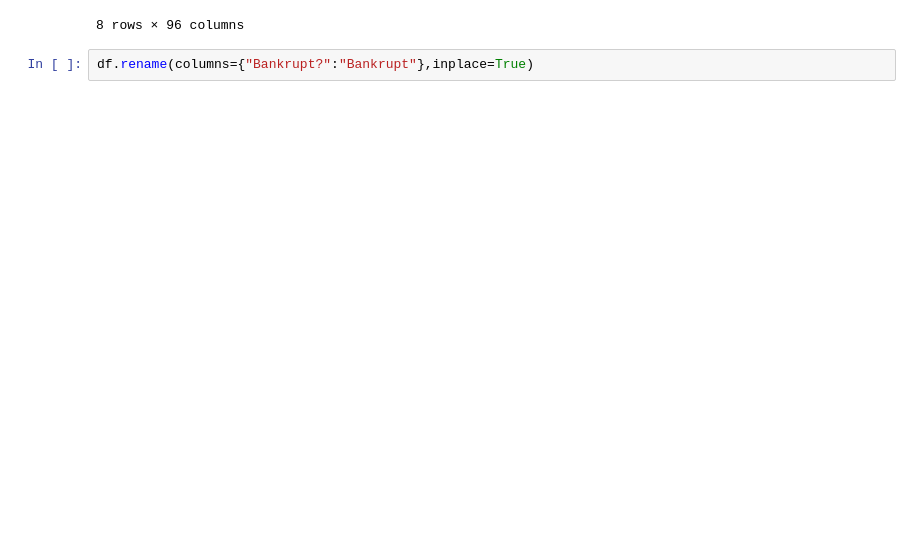
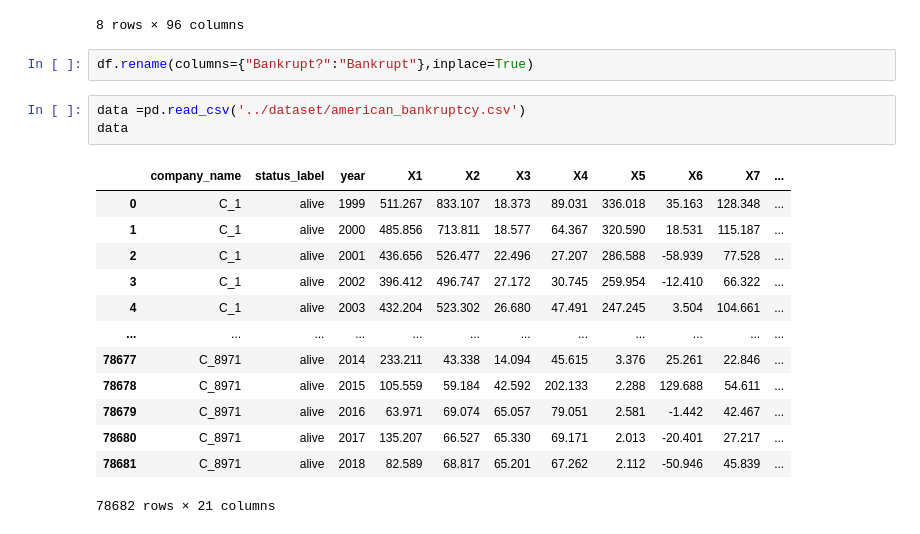
Before and after one commit to andvsilva/licenciatura_math, a Jupyter notebook: tcc/analysis/exploredata.ipynb, the cells around one changed output. Drawn from its saved outputs; the diff is of its cells as text; blank space fills up the shorter version.

```diff
--- a/tcc/analysis/exploredata.ipynb
+++ b/tcc/analysis/exploredata.ipynb
@@ -67,3 +67,20 @@ df.describe()
 8 rows × 96 columns
 # %%
 df.rename(columns={"Bankrupt?":"Bankrupt"},inplace=True)
+# %%
+data =pd.read_csv('../dataset/american_bankruptcy.csv')
+data
+# %% [output]
+|  | company_name | status_label | year | X1 | X2 | X3 | X4 | X5 | X6 | X7 | ... |
+| 0 | C_1 | alive | 1999 | 511.267 | 833.107 | 18.373 | 89.031 | 336.018 | 35.163 | 128.348 | ... |
+| 1 | C_1 | alive | 2000 | 485.856 | 713.811 | 18.577 | 64.367 | 320.590 | 18.531 | 115.187 | ... |
+| 2 | C_1 | alive | 2001 | 436.656 | 526.477 | 22.496 | 27.207 | 286.588 | -58.939 | 77.528 | ... |
+| 3 | C_1 | alive | 2002 | 396.412 | 496.747 | 27.172 | 30.745 | 259.954 | -12.410 | 66.322 | ... |
+| 4 | C_1 | alive | 2003 | 432.204 | 523.302 | 26.680 | 47.491 | 247.245 | 3.504 | 104.661 | ... |
+| ... | ... | ... | ... | ... | ... | ... | ... | ... | ... | ... | ... |
+| 78677 | C_8971 | alive | 2014 | 233.211 | 43.338 | 14.094 | 45.615 | 3.376 | 25.261 | 22.846 | ... |
+| 78678 | C_8971 | alive | 2015 | 105.559 | 59.184 | 42.592 | 202.133 | 2.288 | 129.688 | 54.611 | ... |
+| 78679 | C_8971 | alive | 2016 | 63.971 | 69.074 | 65.057 | 79.051 | 2.581 | -1.442 | 42.467 | ... |
+| 78680 | C_8971 | alive | 2017 | 135.207 | 66.527 | 65.330 | 69.171 | 2.013 | -20.401 | 27.217 | ... |
+| 78681 | C_8971 | alive | 2018 | 82.589 | 68.817 | 65.201 | 67.262 | 2.112 | -50.946 | 45.839 | ... |
+78682 rows × 21 columns
```
Also changed, not shown: parts of 2 cells of this notebook, 41 other files.
